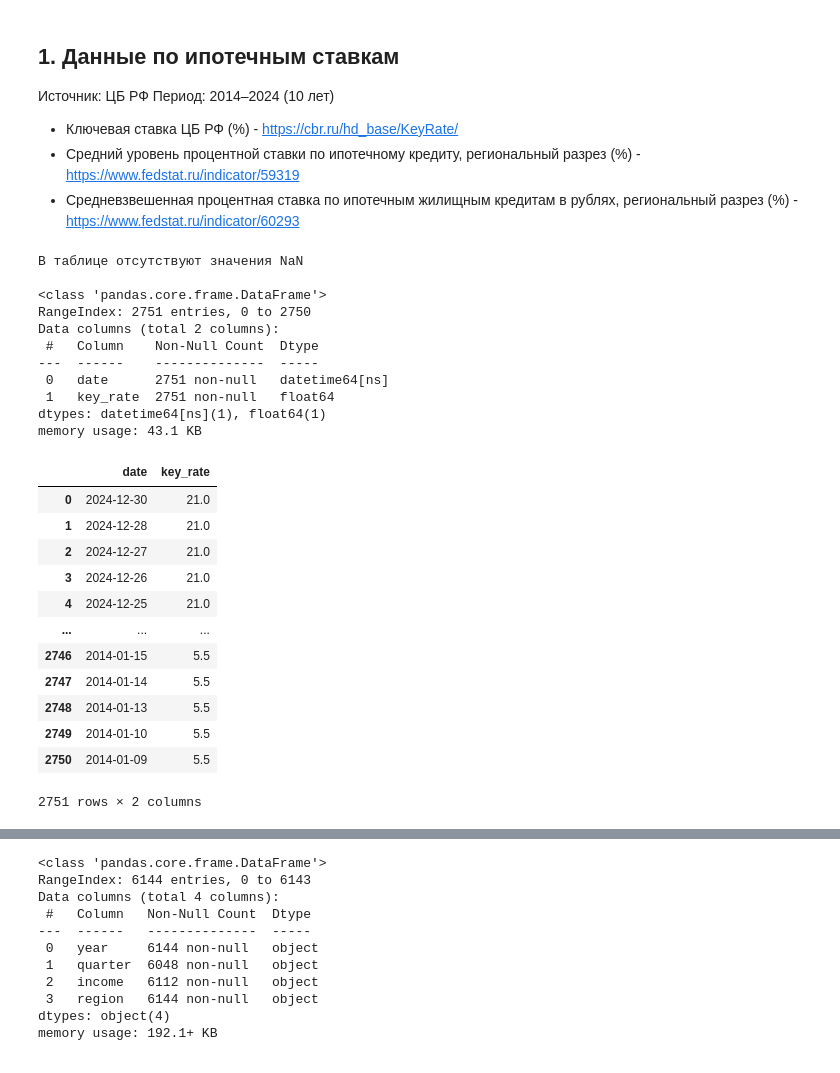
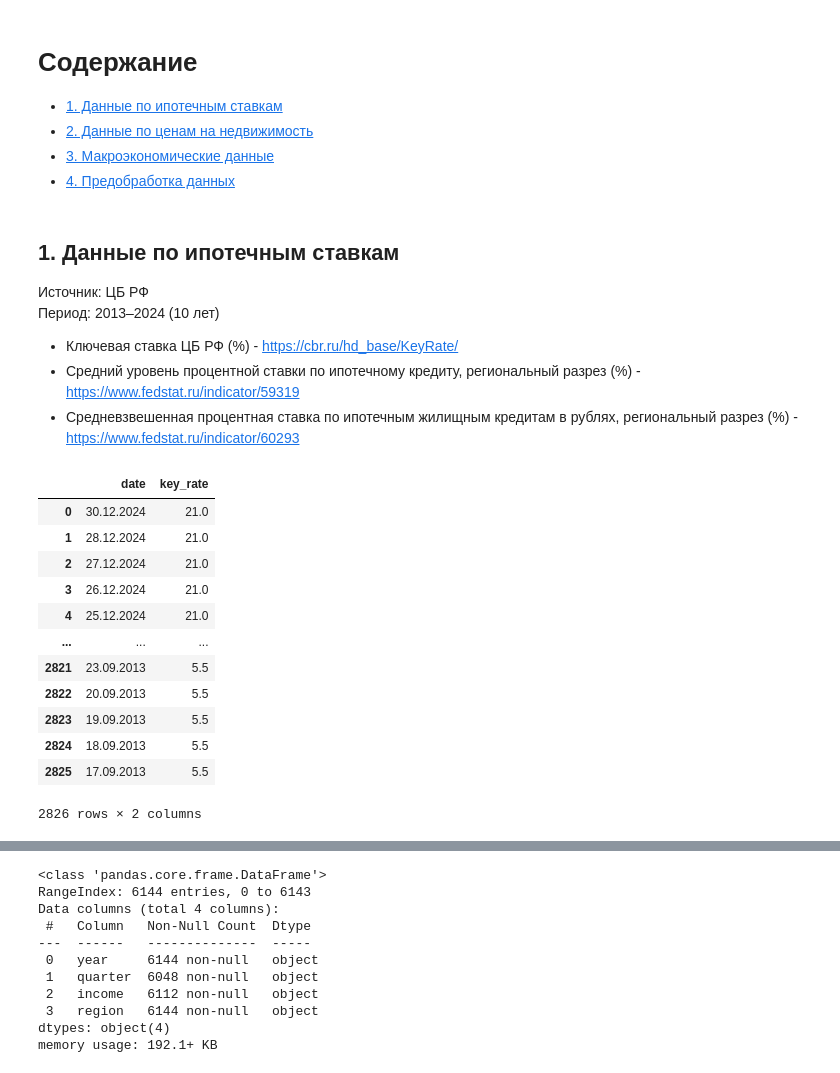
Before and after one commit to widenhrzns/py_da-project, a Jupyter notebook: notebooks/data_collection.ipynb, the cells around one changed output, grey strips where cells are left out. Saved outputs shown, nothing was run; the diff lists cells and outputs as text; code cells hidden in the pictures.

```diff
--- a/notebooks/data_collection.ipynb
+++ b/notebooks/data_collection.ipynb
@@ -6,59 +9,48 @@ import datetime
+# %% [markdown]
+# Содержание
+* [1. Данные по ипотечным ставкам](#chapter1)
+* [2. Данные по ценам на недвижимость](#chapter2)
+* [3. Макроэкономические данные](#chapter3)
+* [4. Предобработка данных](#chapter4)
 # %% [markdown]
-## 1. Данные по ипотечным ставкам
+## 1. Данные по ипотечным ставкам <a class="anchor" id="chapter1"></a>
 
 Источник: ЦБ РФ
-Период: 2014–2024 (10 лет)
+Период: 2013–2024 (10 лет)
 
 - Ключевая ставка ЦБ РФ (%) - https://cbr.ru/hd_base/KeyRate/
 - Средний уровень процентной ставки по ипотечному кредиту, региональный разрез (%) - https://www.fedstat.ru/indicator/59319
 - Средневзвешенная процентная ставка по ипотечным жилищным кредитам в рублях, региональный разрез (%) - https://www.fedstat.ru/indicator/60293
 # %%
-start_date =  datetime.date(2014, 1, 1).strftime('%d.%m.%Y')
+start_date =  datetime.date(2010, 1, 1).strftime('%d.%m.%Y')
 end_date =  datetime.date(2024, 12, 31).strftime('%d.%m.%Y')
 
 # Ключевая ставка
 url_key_rate = f'https://cbr.ru/hd_base/KeyRate/?UniDbQuery.Posted=True&UniDbQuery.From={start_date}&UniDbQuery.To={end_date}'
 
 response = requests.get(url_key_rate)
 response.raise_for_status()
 
 key_rate_df = pd.read_html(url_key_rate)[0]
 
 key_rate_df.columns = ['date', 'key_rate']
-key_rate_df['date'] = pd.to_datetime(key_rate_df['date'], format='%d.%m.%Y')
 key_rate_df['key_rate'] = key_rate_df['key_rate']/100
 
-if(~key_rate_df.isna().any().any()):
-    print('В таблице отсутствуют значения NaN\n')
-else:
-    print('В таблице есть значения NaN\n')
-key_rate_df.info()
 key_rate_df
 # %% [output]
+|  | date | key_rate |
+| 0 | 30.12.2024 | 21.0 |
+| 1 | 28.12.2024 | 21.0 |
+| 2 | 27.12.2024 | 21.0 |
+| 3 | 26.12.2024 | 21.0 |
+| 4 | 25.12.2024 | 21.0 |
+| ... | ... | ... |
+| 2821 | 23.09.2013 | 5.5 |
+| 2822 | 20.09.2013 | 5.5 |
+| 2823 | 19.09.2013 | 5.5 |
+| 2824 | 18.09.2013 | 5.5 |
+| 2825 | 17.09.2013 | 5.5 |
-В таблице отсутствуют значения NaN
-
-<class 'pandas.core.frame.DataFrame'>
-RangeIndex: 2751 entries, 0 to 2750
-Data columns (total 2 columns):
- #   Column    Non-Null Count  Dtype
----  ------    --------------  -----
- 0   date      2751 non-null   datetime64[ns]
- 1   key_rate  2751 non-null   float64
-dtypes: datetime64[ns](1), float64(1)
-memory usage: 43.1 KB
+2826 rows × 2 columns
-|  | date | key_rate |
-| 0 | 2024-12-30 | 21.0 |
-| 1 | 2024-12-28 | 21.0 |
-| 2 | 2024-12-27 | 21.0 |
-| 3 | 2024-12-26 | 21.0 |
-| 4 | 2024-12-25 | 21.0 |
-| ... | ... | ... |
-| 2746 | 2014-01-15 | 5.5 |
-| 2747 | 2014-01-14 | 5.5 |
-| 2748 | 2014-01-13 | 5.5 |
-| 2749 | 2014-01-10 | 5.5 |
-| 2750 | 2014-01-09 | 5.5 |
-2751 rows × 2 columns
 # %%
 # Средний уровень процентной ставки по ипотечному кредиту, региональный разрез (%)
 
```
Also changed, not shown: parts of 19 cells of this notebook, 10 other files.
